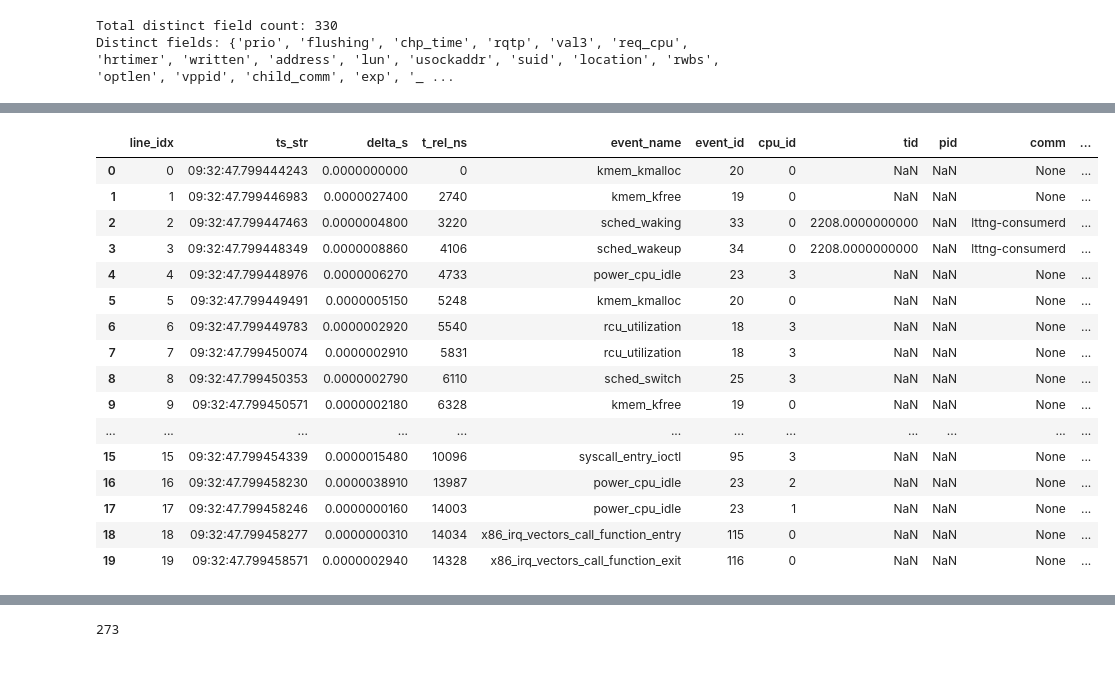
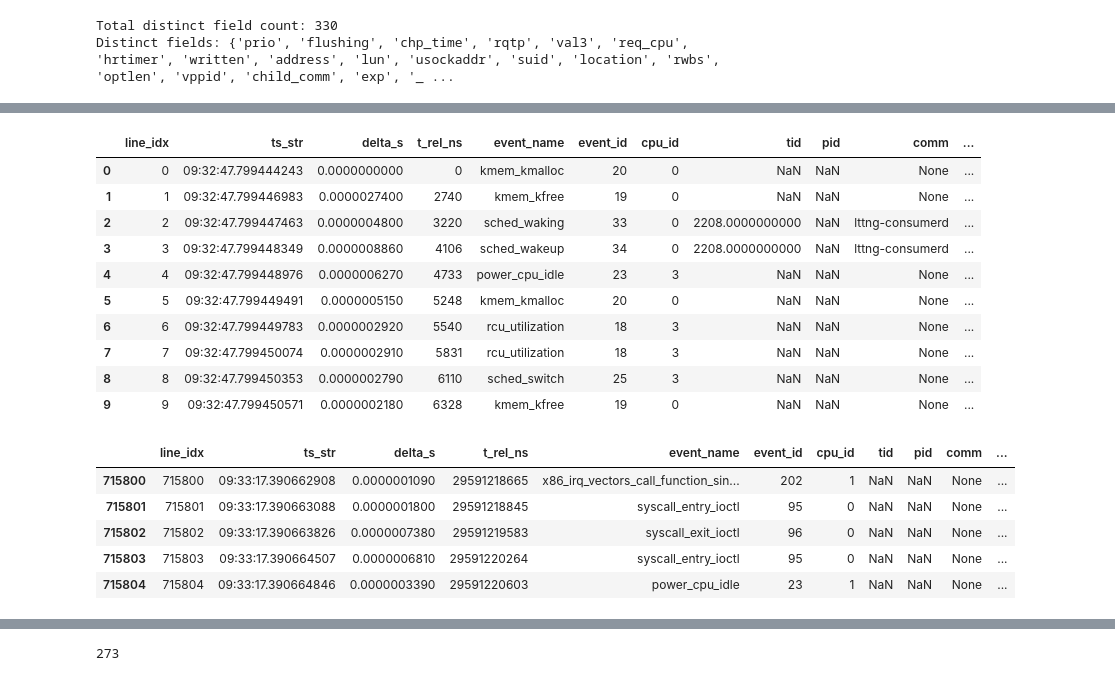
Before and after one commit to 17YuvrajSehgal/SyntheticLogGeneration, a Jupyter notebook: dataset/data.ipynb, the cells around one changed output, grey strips where cells are left out. Drawn from its saved outputs; the diff is of its cells as text; code cells hidden in the pictures.

```diff
--- a/dataset/data.ipynb
+++ b/dataset/data.ipynb
@@ -283,32 +283,36 @@ pq_path = r"enriched_parquets/scimark2/scimark2-all-events-run0.parquet"
 # %%
 import pandas as pd
 import pyarrow.parquet as pq
 
 # Set display option to avoid scientific notation
 pd.set_option('display.float_format', '{:.10f}'.format)
 
-start, stop = 0, 20
+start, stop = 0, 10
 
 pf = pq.ParquetFile(pq_path)
 tbl = pf.read()
 df = tbl.to_pandas().iloc[start:stop]
 
 display(df)
 # %% [output]
 |  | line_idx | ts_str | delta_s | t_rel_ns | event_name | event_id | cpu_id | tid | pid | comm | ... |
 | 0 | 0 | 09:32:47.799444243 | 0.0000000000 | 0 | kmem_kmalloc | 20 | 0 | NaN | NaN | None | ... |
 | 1 | 1 | 09:32:47.799446983 | 0.0000027400 | 2740 | kmem_kfree | 19 | 0 | NaN | NaN | None | ... |
 | 2 | 2 | 09:32:47.799447463 | 0.0000004800 | 3220 | sched_waking | 33 | 0 | 2208.0000000000 | NaN | lttng-consumerd | ... |
 | 3 | 3 | 09:32:47.799448349 | 0.0000008860 | 4106 | sched_wakeup | 34 | 0 | 2208.0000000000 | NaN | lttng-consumerd | ... |
 | 4 | 4 | 09:32:47.799448976 | 0.0000006270 | 4733 | power_cpu_idle | 23 | 3 | NaN | NaN | None | ... |
 | 5 | 5 | 09:32:47.799449491 | 0.0000005150 | 5248 | kmem_kmalloc | 20 | 0 | NaN | NaN | None | ... |
 | 6 | 6 | 09:32:47.799449783 | 0.0000002920 | 5540 | rcu_utilization | 18 | 3 | NaN | NaN | None | ... |
 | 7 | 7 | 09:32:47.799450074 | 0.0000002910 | 5831 | rcu_utilization | 18 | 3 | NaN | NaN | None | ... |
 | 8 | 8 | 09:32:47.799450353 | 0.0000002790 | 6110 | sched_switch | 25 | 3 | NaN | NaN | None | ... |
 | 9 | 9 | 09:32:47.799450571 | 0.0000002180 | 6328 | kmem_kfree | 19 | 0 | NaN | NaN | None | ... |
-| ... | ... | ... | ... | ... | ... | ... | ... | ... | ... | ... | ... |
-| 15 | 15 | 09:32:47.799454339 | 0.0000015480 | 10096 | syscall_entry_ioctl | 95 | 3 | NaN | NaN | None | ... |
-| 16 | 16 | 09:32:47.799458230 | 0.0000038910 | 13987 | power_cpu_idle | 23 | 2 | NaN | NaN | None | ... |
-| 17 | 17 | 09:32:47.799458246 | 0.0000000160 | 14003 | power_cpu_idle | 23 | 1 | NaN | NaN | None | ... |
-| 18 | 18 | 09:32:47.799458277 | 0.0000000310 | 14034 | x86_irq_vectors_call_function_entry | 115 | 0 | NaN | NaN | None | ... |
-| 19 | 19 | 09:32:47.799458571 | 0.0000002940 | 14328 | x86_irq_vectors_call_function_exit | 116 | 0 | NaN | NaN | None | ... |
+# %%
+df = tbl.to_pandas()
+df.tail()
+# %% [output]
+|  | line_idx | ts_str | delta_s | t_rel_ns | event_name | event_id | cpu_id | tid | pid | comm | ... |
+| 715800 | 715800 | 09:33:17.390662908 | 0.0000001090 | 29591218665 | x86_irq_vectors_call_function_sin... | 202 | 1 | NaN | NaN | None | ... |
+| 715801 | 715801 | 09:33:17.390663088 | 0.0000001800 | 29591218845 | syscall_entry_ioctl | 95 | 0 | NaN | NaN | None | ... |
+| 715802 | 715802 | 09:33:17.390663826 | 0.0000007380 | 29591219583 | syscall_exit_ioctl | 96 | 0 | NaN | NaN | None | ... |
+| 715803 | 715803 | 09:33:17.390664507 | 0.0000006810 | 29591220264 | syscall_entry_ioctl | 95 | 0 | NaN | NaN | None | ... |
+| 715804 | 715804 | 09:33:17.390664846 | 0.0000003390 | 29591220603 | power_cpu_idle | 23 | 1 | NaN | NaN | None | ... |
```
Also changed, not shown: parts of 9 cells of this notebook, 1 other file.
